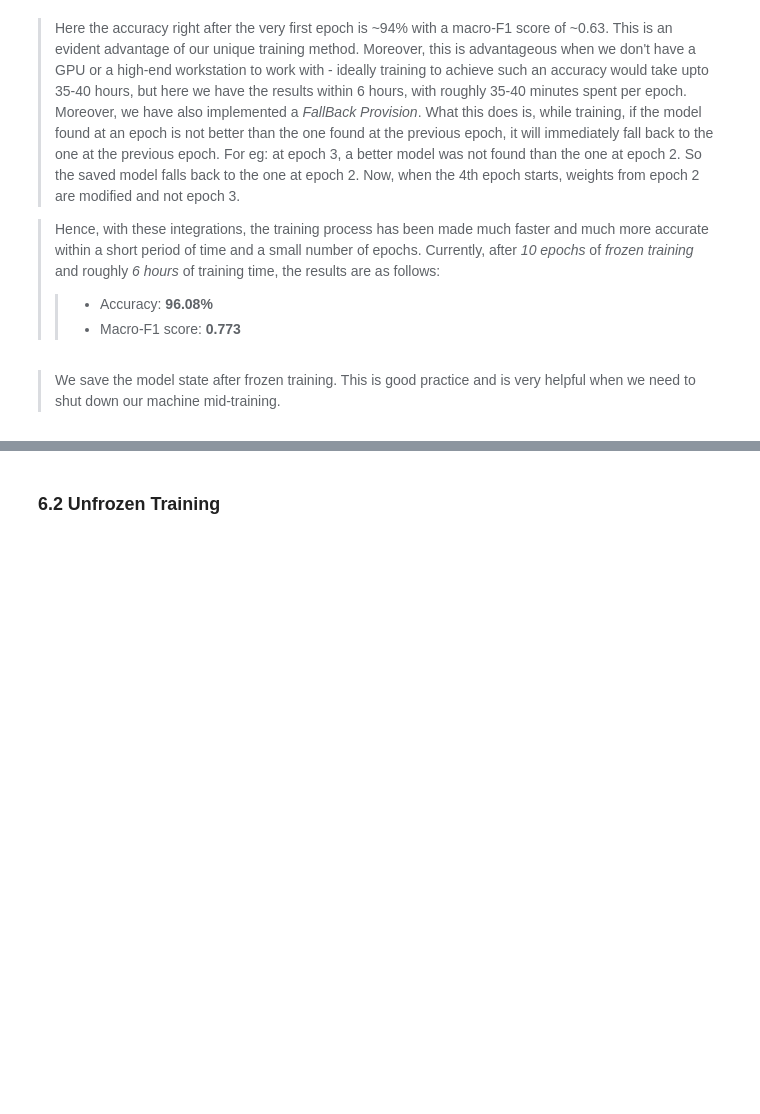
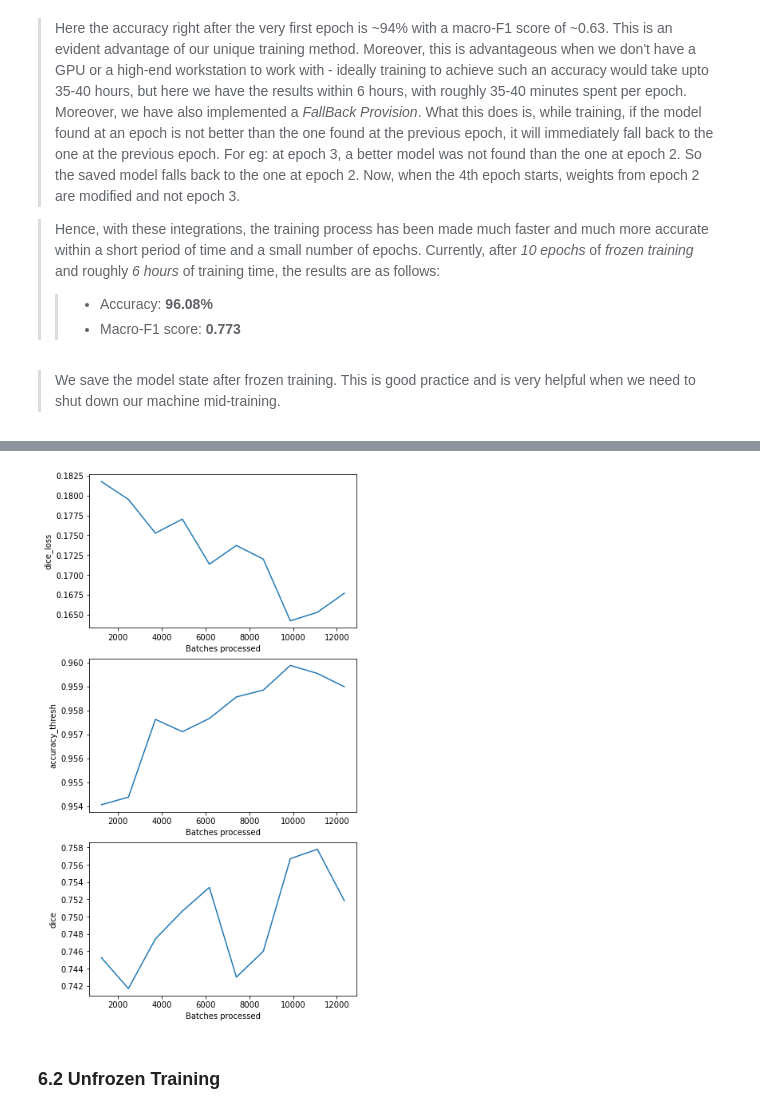
Before and after one commit to Chintan2108/Object-Oriented-Deep-Learning-for-Building-Extraction, a Jupyter notebook: UNet with Cyclical Learning/Conventional UNet for Building Extraction.ipynb, the cells around one changed output, grey strips where cells are left out. Drawn from its saved outputs; the diff is of its cells as text; code cells hidden in the pictures; blank space fills up the shorter version.

```diff
--- a/UNet with Cyclical Learning/Conventional UNet for Building Extraction.ipynb
+++ b/UNet with Cyclical Learning/Conventional UNet for Building Extraction.ipynb
@@ -407,2 +421,4 @@ learn.save('90-10_resnet_10-epochs_frozen')
 # %% [markdown]
 > We save the model state after frozen training. This is good practice and is very helpful when we need to shut down our machine mid-training.
+# %%
+learn.load('90-10_resnet_10-epochs_conventional')
@@ -408,0 +443,9 @@ learn.save('90-10_resnet_10-epochs_frozen')
+# %%
+learn.fit(10, lr=lr,
+                    callbacks=[
+                        SaveModelCallback(learn,
+                                                 monitor='dice',
+                                                 mode='max',
+                                                 name='20190108-rn34unet-comboloss-alldata-512-best')
+                    ]
+                   )
@@ -408,0 +472,9 @@ learn.save('90-10_resnet_10-epochs_frozen')
+# %%
+learn.fit(10, lr=lr,
+                    callbacks=[
+                        SaveModelCallback(learn,
+                                                 monitor='dice',
+                                                 mode='max',
+                                                 name='20190108-rn34unet-comboloss-alldata-512-best')
+                    ]
+                   )
@@ -409,3 +524,7 @@ learn.save('90-10_resnet_10-epochs_frozen')
+# %%
+learn.recorder.plot_metrics()
+# %% [output]
+[figure, added]
 # %% [markdown]
 ### 6.2 Unfrozen Training
 # %% [markdown]
```
Also changed, not shown: parts of 11 cells of this notebook, 4 other files.
